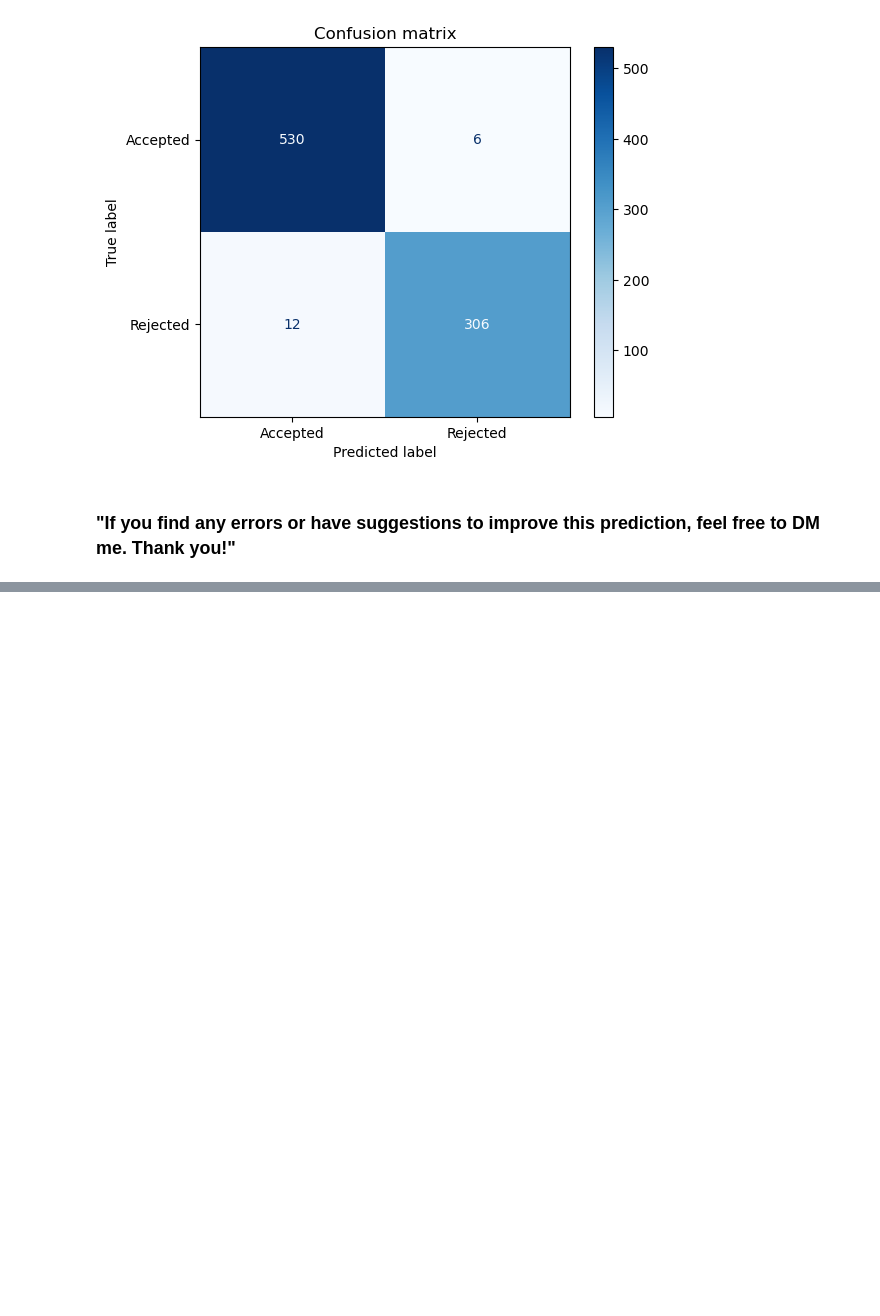
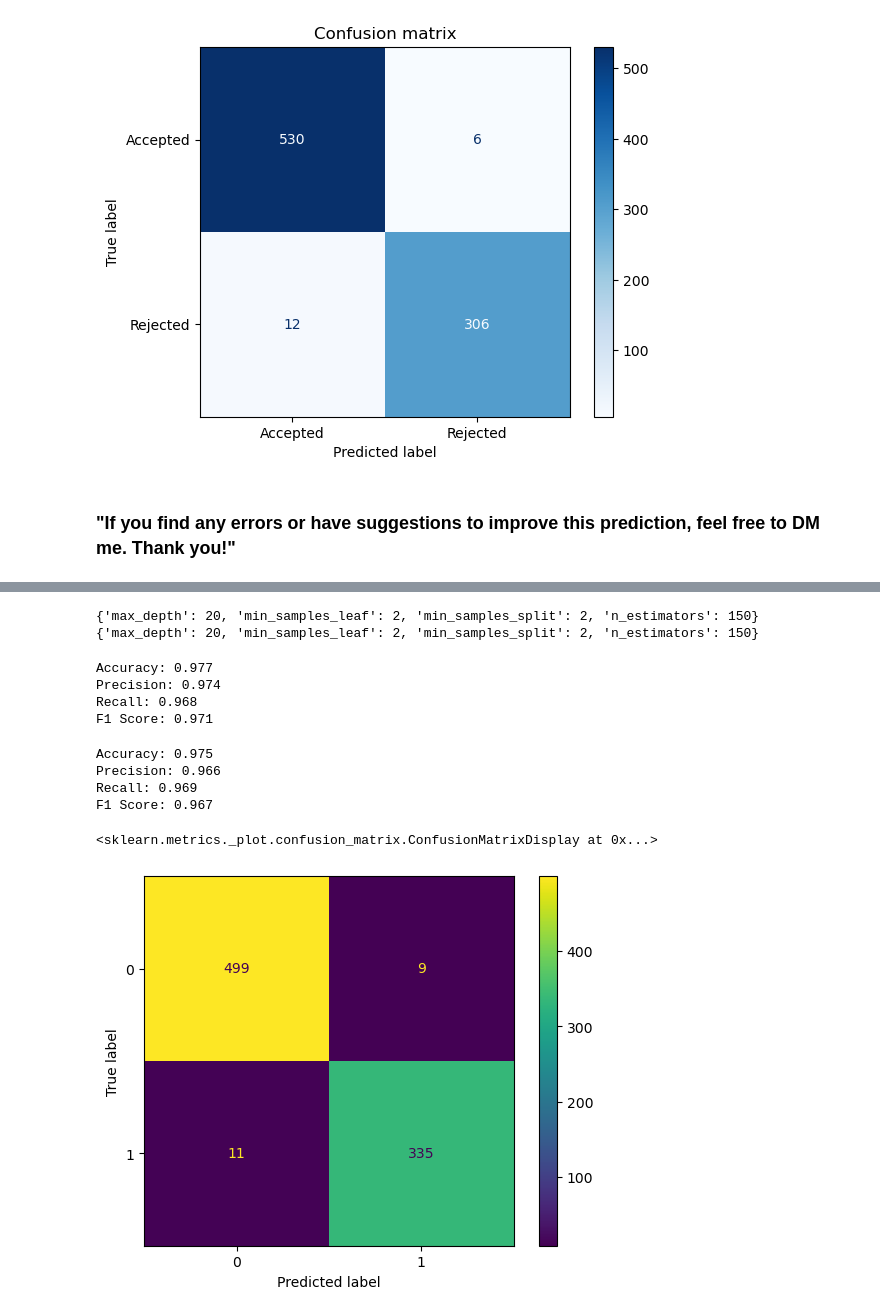
Before and after one commit to sagar-kc7/Basic_ML_Projects, a Jupyter notebook: Loan_Approval_Prediction/Loan_approval_prediction.ipynb, the cells around one changed output, grey strips where cells are left out. Cells and saved outputs as stored; diff of their text form; code cells hidden in the pictures; blank space fills up the shorter version.

```diff
--- a/Loan_Approval_Prediction/Loan_approval_prediction.ipynb
+++ b/Loan_Approval_Prediction/Loan_approval_prediction.ipynb
@@ -364,0 +365,20 @@ plt.show()
+# %%
+X_temp, x_test_, Y_temp, y_test_ = train_test_split(X, y, test_size=0.2, random_state=42)
+
+X_train_, x_val, Y_train_, y_val = train_test_split(X_temp, Y_temp, test_size=0.25, random_state=42)
+# %%
+scale.fit(X_train_)
+X_train_scale = scale.transform(X_train_)
+x_val_scale = scale.transform(x_val)
+x_test_scale = scale.transform(x_test_)
+# %%
+param_grid_ = {
+        'n_estimators': [50, 100, 150],
+        'max_depth': [None, 10, 20],
+        'min_samples_split': [2, 5, 10],
+        'min_samples_leaf': [1, 2, 4]
+}
+
+search_grid_ = GridSearchCV(RandomForestClassifier(),param_grid_, cv=5, scoring='roc_auc', verbose=2, n_jobs=-1)
+
+search_grid_.fit(X_train_,Y_train_)
@@ -364,0 +396,41 @@ plt.show()
+# %%
+print(best_params)
+print(best_params)
+# %% [output]
+{'max_depth': 20, 'min_samples_leaf': 2, 'min_samples_split': 2, 'n_estimators': 150}
+{'max_depth': 20, 'min_samples_leaf': 2, 'min_samples_split': 2, 'n_estimators': 150}
+# %%
+rf_model = RandomForestClassifier(max_depth=10, min_samples_leaf=2, min_samples_split=5, n_estimators=150, n_jobs=-1, random_state=42)
+rf_model.fit(X_train_, Y_train_)
+y_pred_ = rf_model.predict(x_val)
+# %%
+from sklearn.metrics import precision_score, f1_score, recall_score
+
+print('Accuracy:', '%.3f' % accuracy_score(y_val, y_pred_))
+print('Precision:', '%.3f' % precision_score(y_val, y_pred_))
+print('Recall:', '%.3f' % recall_score(y_val, y_pred_))
+print('F1 Score:', '%.3f' % f1_score(y_val, y_pred_))
+# %% [output]
+Accuracy: 0.977
+Precision: 0.974
+Recall: 0.968
+F1 Score: 0.971
+# %%
+y_pred_test = rf_model.predict(x_test_)
+
+print('Accuracy:', '%.3f' % accuracy_score(y_test_, y_pred_test))
+print('Precision:', '%.3f' % precision_score(y_test_, y_pred_test))
+print('Recall:', '%.3f' % recall_score(y_test_, y_pred_test))
+print('F1 Score:', '%.3f' % f1_score(y_test_, y_pred_test))
+# %% [output]
+Accuracy: 0.975
+Precision: 0.966
+Recall: 0.969
+F1 Score: 0.967
+# %%
+cm = confusion_matrix(y_val, y_pred_, labels = rf_model.classes_)
+disp = ConfusionMatrixDisplay(confusion_matrix = cm,display_labels = rf_model.classes_)
+disp.plot()
+# %% [output]
+<sklearn.metrics._plot.confusion_matrix.ConfusionMatrixDisplay at 0x...>
+[figure, added]
```
Also changed, not shown: parts of 9 cells of this notebook, 3 other files.
